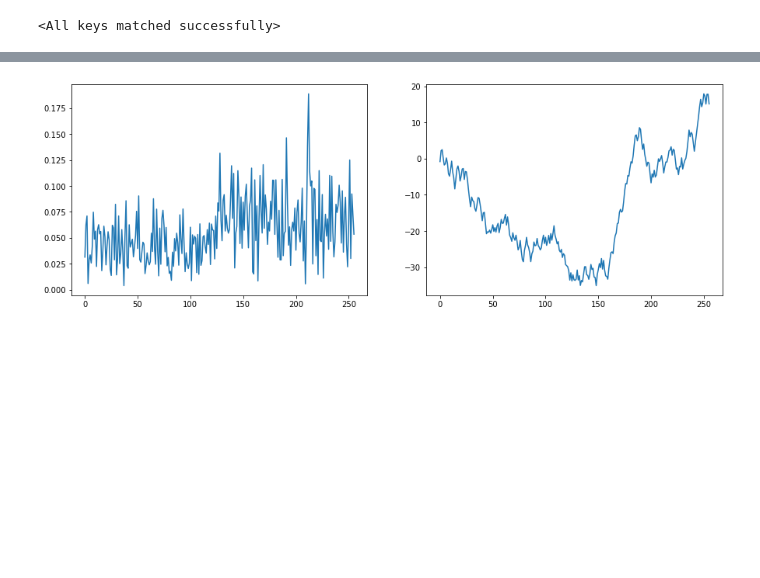
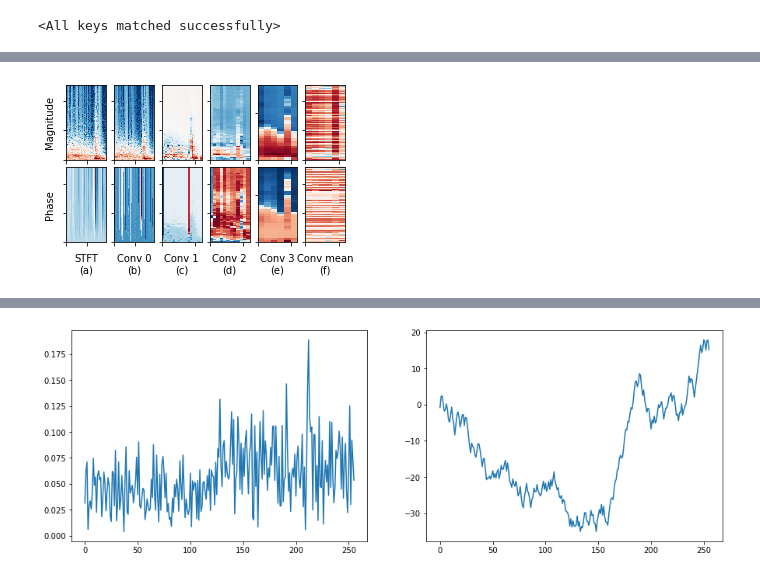
Before and after one commit to SOUNDS-RESEARCH/complex_neural_source_localization, a Jupyter notebook: notebooks/Model Visualization.ipynb, the cells around one changed output, grey strips where cells are left out. Saved outputs shown, nothing was run; the diff lists cells and outputs as text; code cells hidden in the pictures; blank space fills up the shorter version.

```diff
--- a/notebooks/Model Visualization.ipynb
+++ b/notebooks/Model Visualization.ipynb
@@ -69,3 +69,45 @@ Predicted azimuth: tensor([1.7965, 1.9380], grad_fn=<Atan2Backward0>)
+# %%
+NUM_CONV_LAYERS = 4
+
+number_to_letter = {
+    0: "a",
+    1: "b",
+    2: "c",
+    3: "d",
+    4: "e",
+    5: "f"
+}
+
+def plot_feature_maps(feature_maps, batch_idx, figsize=(5, 3)):
+    fig, axs = plt.subplots(nrows=2, ncols=NUM_CONV_LAYERS + 2, figsize=figsize)
+
+    (mag_mesh, phase_mesh) = plot_spectrogram(feature_maps["stft"][batch_idx][0], axs=axs[:, 0], colorbar=False)[0]
+    axs[1, 0].set_xlabel(f"STFT\n({number_to_letter[0]})")
+
+    for i in range(NUM_CONV_LAYERS):
+        plot_spectrogram(feature_maps[f"conv_{i}"][batch_idx][0].transpose(-1, -2), axs=axs[:, i + 1], colorbar=False)
+        axs[1, i + 1].set_xlabel(f"Conv {i}\n({number_to_letter[i + 1]})")
+
+    mean_conv = torch.mean(feature_maps["conv_3"][batch_idx], dim=-1)
+    plot_spectrogram(mean_conv, close=False, unwrap=False, axs=axs[:, -1], colorbar=False)
+    axs[1, -1].set_xlabel(f"Conv mean\n({number_to_letter[5]})")
+
+    axs[0, 0].set_ylabel("Magnitude")
+    axs[1, 0].set_ylabel("Phase")
+
+#     plt.colorbar(mag_mesh, ax=axs[:, 0], format="%+2.f dB", location = "bottom")
+#     plt.colorbar(phase_mesh, ax=axs[:, 1], format="%+4.f rad", location="bottom")
+
+    return axs
+
+plot_feature_maps(feature_maps, 1)
+#plt.tight_layout()
+plt.subplots_adjust(wspace=0.2, hspace=0.1, bottom=0.15)
+#plt.tight_layout()
+
+plt.savefig("features.pdf", bbox_inches='tight')
+# %% [output]
+[figure, added]
 # %%
 batch_idx = 1
 print("Ground truth azimuth:", batch[1]['azimuth_in_radians'][batch_idx])
```
Also changed, not shown: parts of 7 cells of this notebook, 7 other files.
